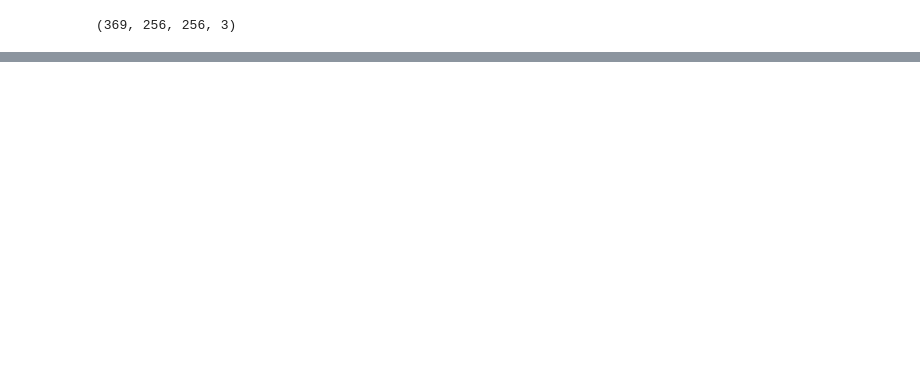
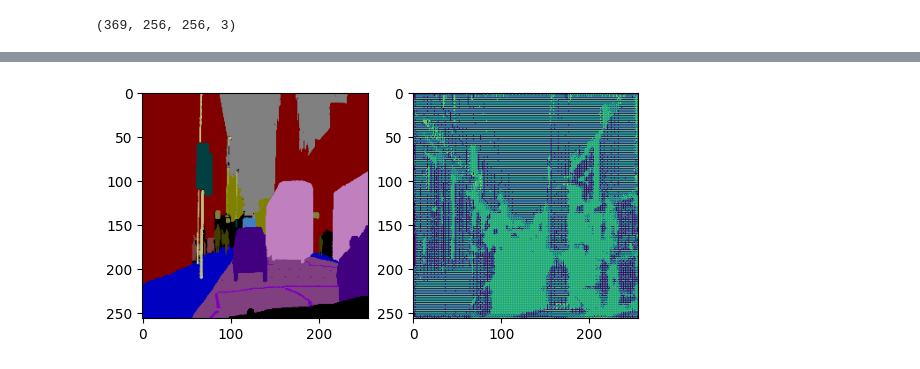
Before and after one commit to DavidAlexanderMoe/Road-Semantic-Segmentation-with-Unets, a Jupyter notebook: Script.ipynb, the cells around one changed output, grey strips where cells are left out. Cells and saved outputs as stored; diff of their text form; code cells hidden in the pictures; blank space fills up the shorter version.

```diff
--- a/Script.ipynb
+++ b/Script.ipynb
@@ -369,0 +415,4 @@ show_pairs(test_masks[1], y_pred_argmax[1,:,:])
+# %%
+show_pairs(test_masks[1], y_pred_argmax[1,:,:])
+# %% [output]
+[figure, added]
```
Also changed, not shown: parts of 11 cells of this notebook.
